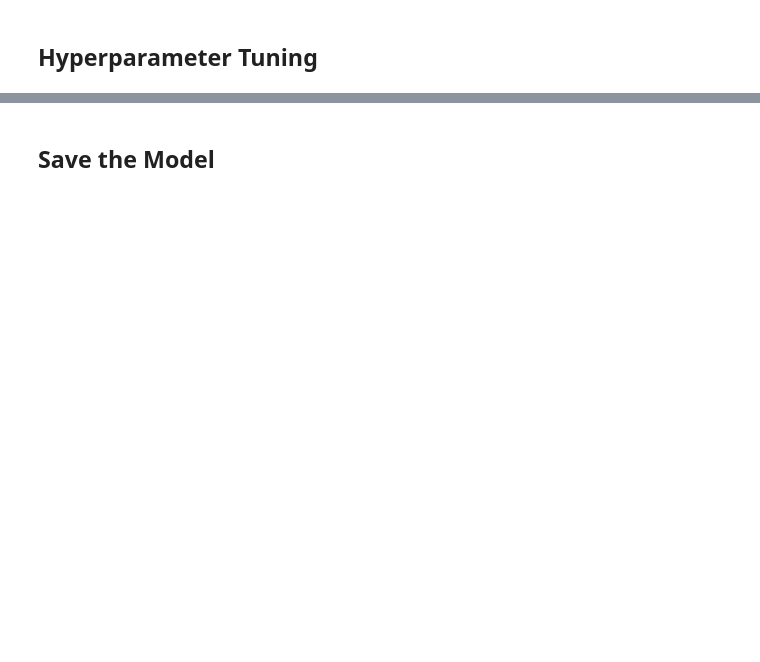
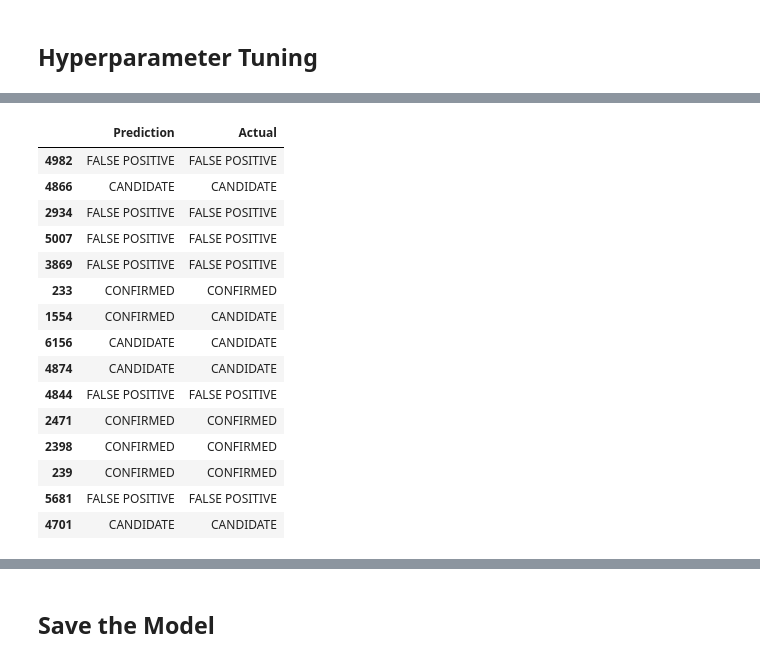
Before and after one commit to juliabrunett/machine-learning-challenge, a Jupyter notebook: model_1.ipynb, the cells around one changed output, grey strips where cells are left out. Drawn from its saved outputs; the diff is of its cells as text; code cells hidden in the pictures; blank space fills up the shorter version.

```diff
--- a/model_1.ipynb
+++ b/model_1.ipynb
@@ -126,3 +264,24 @@ predictions = grid.predict(X_test_scaled)
+# %%
+# See the test values (predict vs actual)
+predict_vs_actual = pd.DataFrame({"Prediction": predictions, "Actual": y_test})
+predict_vs_actual.head(15)
+# %% [output]
+|  | Prediction | Actual |
+| 4982 | FALSE POSITIVE | FALSE POSITIVE |
+| 4866 | CANDIDATE | CANDIDATE |
+| 2934 | FALSE POSITIVE | FALSE POSITIVE |
+| 5007 | FALSE POSITIVE | FALSE POSITIVE |
+| 3869 | FALSE POSITIVE | FALSE POSITIVE |
+| 233 | CONFIRMED | CONFIRMED |
+| 1554 | CONFIRMED | CANDIDATE |
+| 6156 | CANDIDATE | CANDIDATE |
+| 4874 | CANDIDATE | CANDIDATE |
+| 4844 | FALSE POSITIVE | FALSE POSITIVE |
+| 2471 | CONFIRMED | CONFIRMED |
+| 2398 | CONFIRMED | CONFIRMED |
+| 239 | CONFIRMED | CONFIRMED |
+| 5681 | FALSE POSITIVE | FALSE POSITIVE |
+| 4701 | CANDIDATE | CANDIDATE |
 # %%
 # Classification Report
 from sklearn.metrics import classification_report
```
Also changed, not shown: parts of 26 cells of this notebook, 3 other files.
